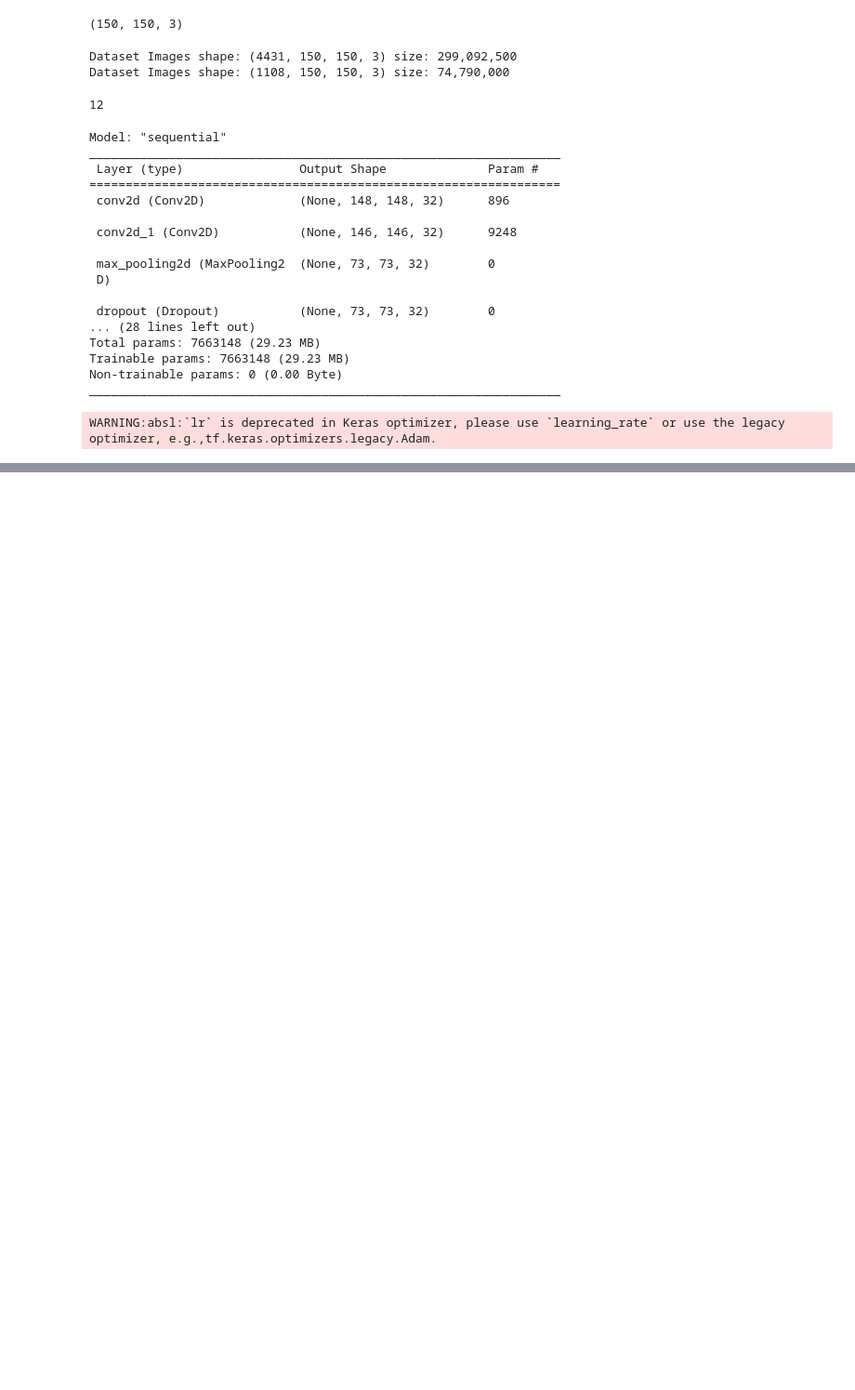
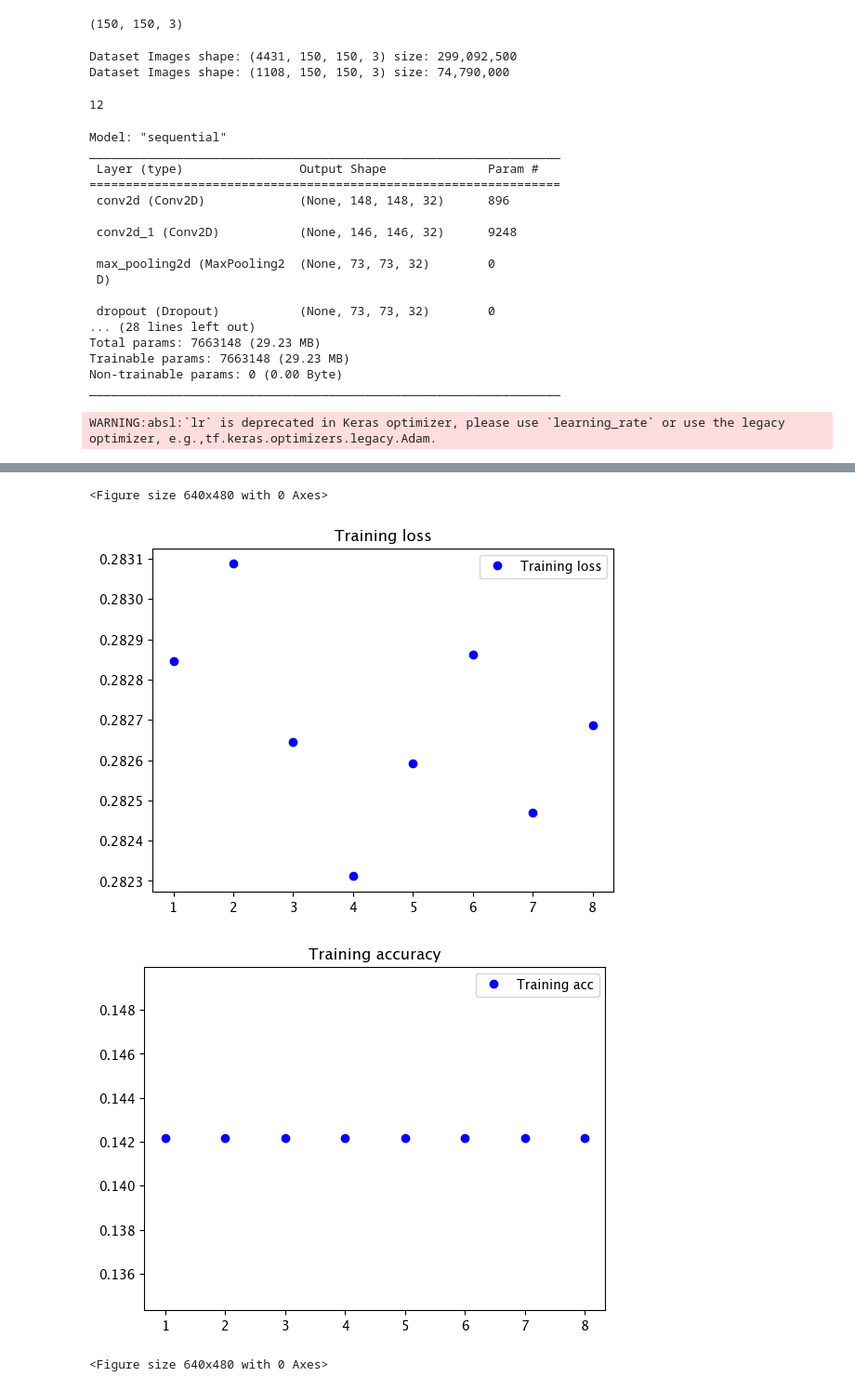
Before and after one commit to samdaseuss/DL, a Jupyter notebook: main.ipynb, the cells around one changed output, grey strips where cells are left out. Shown at 93% size. Drawn from its saved outputs; the diff is of its cells as text; code cells hidden in the pictures; blank space fills up the shorter version.

Commit message:
histo

```diff
--- a/main.ipynb
+++ b/main.ipynb
@@ -345,9 +345,9 @@ WARNING:absl:`lr` is deprecated in Keras optimizer, please use `learning_rate` o
 batch_size = 10
 epochs = 8
 filepath = "model.h5"
-checkpoint = ModelCheckpoint(filepath, monitor='acc', verbose=1,
+checkpoint = ModelCheckpoint(filepath, monitor='val_accuracy', verbose=1,
                              save_best_only=True, mode='max')
-reduce_lr = ReduceLROnPlateau(monitor='acc', factor=0.5, patience=1,
+reduce_lr = ReduceLROnPlateau(monitor='val_accuracy', factor=0.5, patience=1,
                                    verbose=1, mode='max', min_lr=0.00001)
 callbacks_list = [checkpoint, reduce_lr]
 
@@ -355,7 +355,7 @@ history = model.fit(
                     x=x_train,
                     y=train_y,
                     batch_size=batch_size,
-                    validation_split=0.2,
+                    validation_split=0.5,
                     epochs=epochs,
                     verbose=2,
                     callbacks=callbacks_list
@@ -380,0 +381,20 @@ Error:
+# %%
+acc = history.history['val_accuracy']
+loss = history.history['loss']
+
+epochs = range(1, len(acc) + 1)
+
+plt.plot(epochs, loss, 'bo', label='Training loss')
+plt.title('Training loss')
+plt.legend()
+plt.figure()
+
+plt.plot(epochs, acc, 'bo', label='Training acc')
+plt.title('Training accuracy')
+plt.legend()
+plt.figure()
+# %% [output]
+<Figure size 640x480 with 0 Axes>
+[figure, added]
+[figure, added]
+<Figure size 640x480 with 0 Axes>
```
Also changed, not shown: parts of 6 cells of this notebook.
